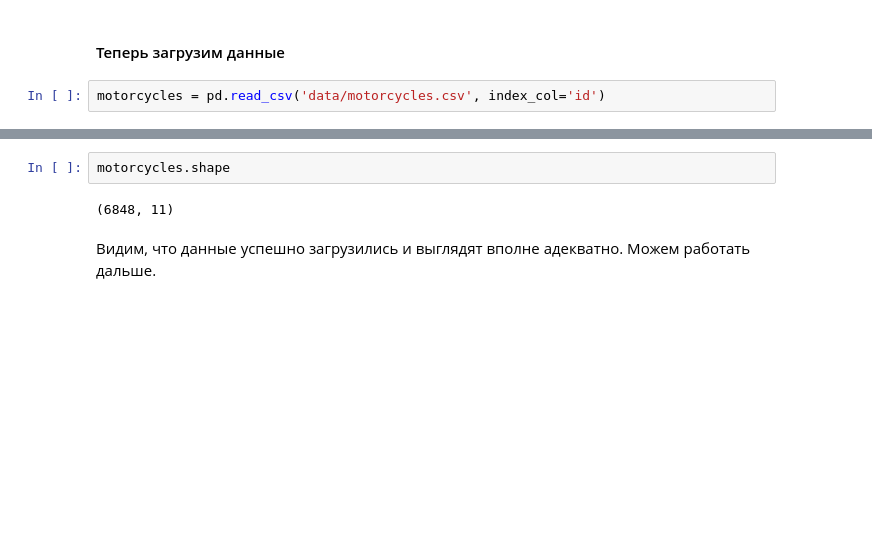
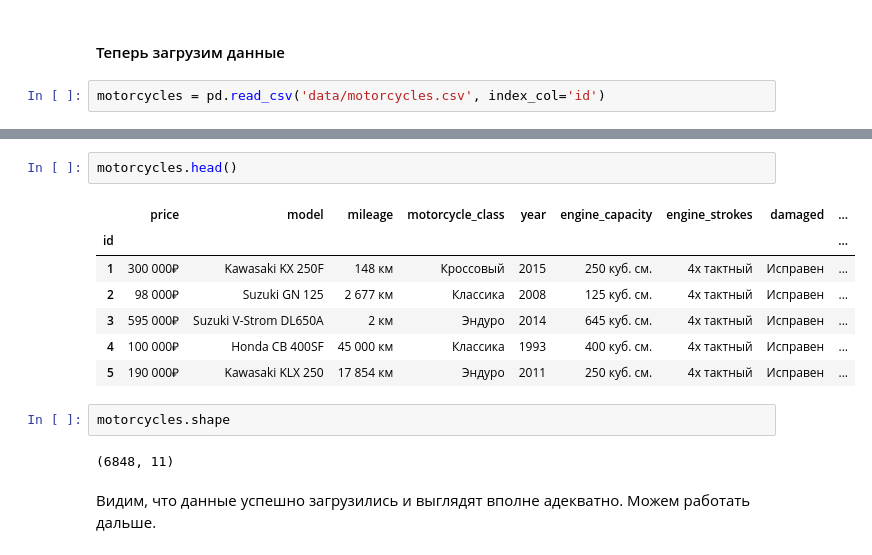
Before and after one commit to maxbolgarin/datamining_project, a Jupyter notebook: project/model.ipynb, the cells around one changed output, grey strips where cells are left out. Saved outputs shown, nothing was run; the diff lists cells and outputs as text; blank space fills up the shorter version.

```diff
--- a/project/model.ipynb
+++ b/project/model.ipynb
@@ -52,3 +62,13 @@ motorcycles.sample(5)
+# %%
+motorcycles.head()
+# %% [output]
+|  | price | model | mileage | motorcycle_class | year | engine_capacity | engine_strokes | damaged | ... |
+| id |  |  |  |  |  |  |  |  | ... |
+| 1 | 300 000₽ | Kawasaki KX 250F | 148 км | Кроссовый | 2015 | 250 куб. см. | 4х тактный | Исправен | ... |
+| 2 | 98 000₽ | Suzuki GN 125 | 2 677 км | Классика | 2008 | 125 куб. см. | 4х тактный | Исправен | ... |
+| 3 | 595 000₽ | Suzuki V-Strom DL650A | 2 км | Эндуро | 2014 | 645 куб. см. | 4х тактный | Исправен | ... |
+| 4 | 100 000₽ | Honda CB 400SF | 45 000 км | Классика | 1993 | 400 куб. см. | 4х тактный | Исправен | ... |
+| 5 | 190 000₽ | Kawasaki KLX 250 | 17 854 км | Эндуро | 2011 | 250 куб. см. | 4х тактный | Исправен | ... |
 # %%
 motorcycles.shape
 # %% [output]
```
Also changed, not shown: parts of 43 cells of this notebook, 2 other files.
